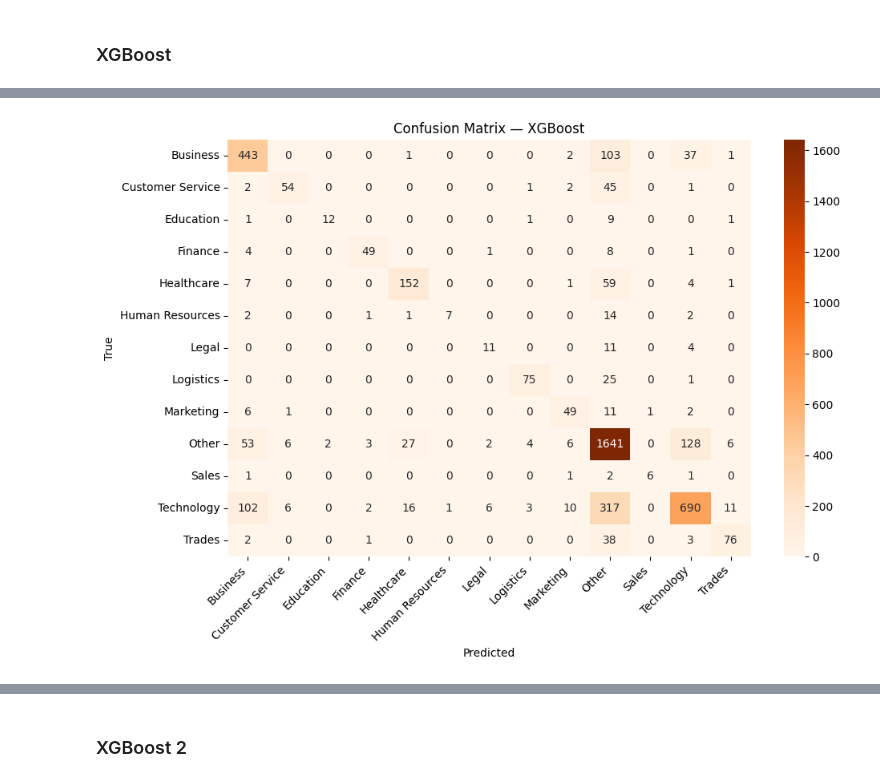
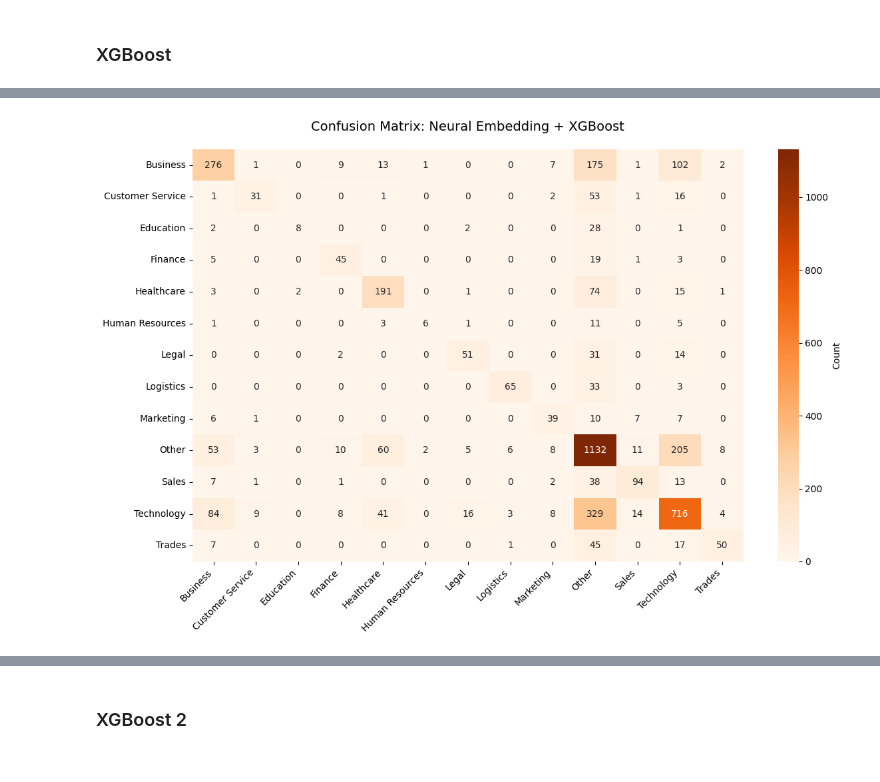
Before and after one commit to PTucc327/Job_Market_Analysis, a Jupyter notebook: job_market_analysis.ipynb, the cells around one changed output, grey strips where cells are left out. Cells and saved outputs as stored; diff of their text form; code cells hidden in the pictures.

```diff
--- a/job_market_analysis.ipynb
+++ b/job_market_analysis.ipynb
@@ -880,11 +1007,11 @@ For this modeling section, the target feature will be job_category and the featu
 RANDOM_STATE = 42
 
 # 1) Split (use raw text column name 'job_description' or adapt)
-X_text = df['job_description'].fillna('')   # adjust column name
+#X_text = df['job_description'].fillna('')   # adjust column name
 y = df['job_category']                   # adjust label column name
 
 from sklearn.model_selection import train_test_split
 X_train_text, X_test_text, y_train, y_test = train_test_split(
-    X_text, y, test_size=0.2, stratify=y, random_state=RANDOM_STATE
+    embedding_df, y, test_size=0.2, stratify=y, random_state=RANDOM_STATE
 )
 # %%
@@ -989,8 +1157,8 @@ rf_clf = RandomForestClassifier(
 Create and initialize the RandomForest Classifier
 # %%
 #Fit train data (resampled), and predict test data (processed)
-rf_clf.fit(X_train_tfidf, y_train)
-y_pred_rf = rf_clf.predict(X_test_tfidf)
+rf_clf.fit(X_train_text, y_train)
+y_pred_rf = rf_clf.predict(X_test_text)
 
 print("Random Forest - Classification Report:")
 print(classification_report(y_test, y_pred_rf, digits=3))
@@ -1102 +1281,7 @@ num_classes = len(label_encoder.classes_)
+# %%
+le = LabelEncoder()
+
+# 2. Fit and transform your target labels
+y_train_encoded = le.fit_transform(y_train)
+y_test_encoded = le.transform(y_test)
 # %%
@@ -1133,7 +1299,6 @@ xgb_model = xgb.train(
 # %%
-pred_probs = xgb_model.predict(dtest)
-y_pred_xgb_encoded = np.argmax(pred_probs, axis=1)
-y_pred_xgb = label_encoder.inverse_transform(y_pred_xgb_encoded)
+pred_probs = xgb_model.predict(X_test_text)
+y_pred_xgb = le.inverse_transform(pred_probs)
 # %%
 print("XGB — Accuracy:", accuracy_score(y_test, y_pred_xgb))
 print("XGB — Macro F1:", f1_score(y_test, y_pred_xgb, average="macro"))
@@ -1159,14 +1324,23 @@ Customer Service      0.806     0.514     0.628       105
 # %%
 # Evaluate on test
 # Decode predictions back to original string labels for comparison with y_test
+cm_xgb = confusion_matrix(y_test, y_pred_xgb, labels=le.classes_)
+plt.figure(figsize=(12, 8))
+sns.heatmap(
+    cm_xgb,
+    annot=True,
+    fmt="d",
+    cmap="Oranges",
+    xticklabels=le.classes_,
+    yticklabels=le.classes_,
+    cbar_kws={'label': 'Count'}
+)
 
-cm_xgb = confusion_matrix(y_test, y_pred_xgb, labels=label_encoder.classes_)
-plt.figure(figsize=(10,7))
-sns.heatmap(cm_xgb, annot=True, fmt="d", cmap="Oranges",
-            xticklabels=label_encoder.classes_, yticklabels=label_encoder.classes_)
-plt.title("Confusion Matrix — XGBoost")
-plt.xlabel("Predicted"); plt.ylabel("True")
-plt.xticks(rotation=45, ha="right"); plt.yticks(rotation=0)
-plt.tight_layout(); plt.show()
+# Crucial for readability: ha="right" prevents text overlap
+plt.xticks(rotation=45, ha="right", fontsize=10)
+plt.yticks(rotation=0, fontsize=10)
+plt.title("Confusion Matrix: Neural Embedding + XGBoost", pad=20, fontsize=14)
+plt.tight_layout()
+plt.show()
 # %% [output]
-[figure, old version]
+[figure, new version]
```
Also changed, not shown: parts of 43 cells of this notebook, 5 other files.
